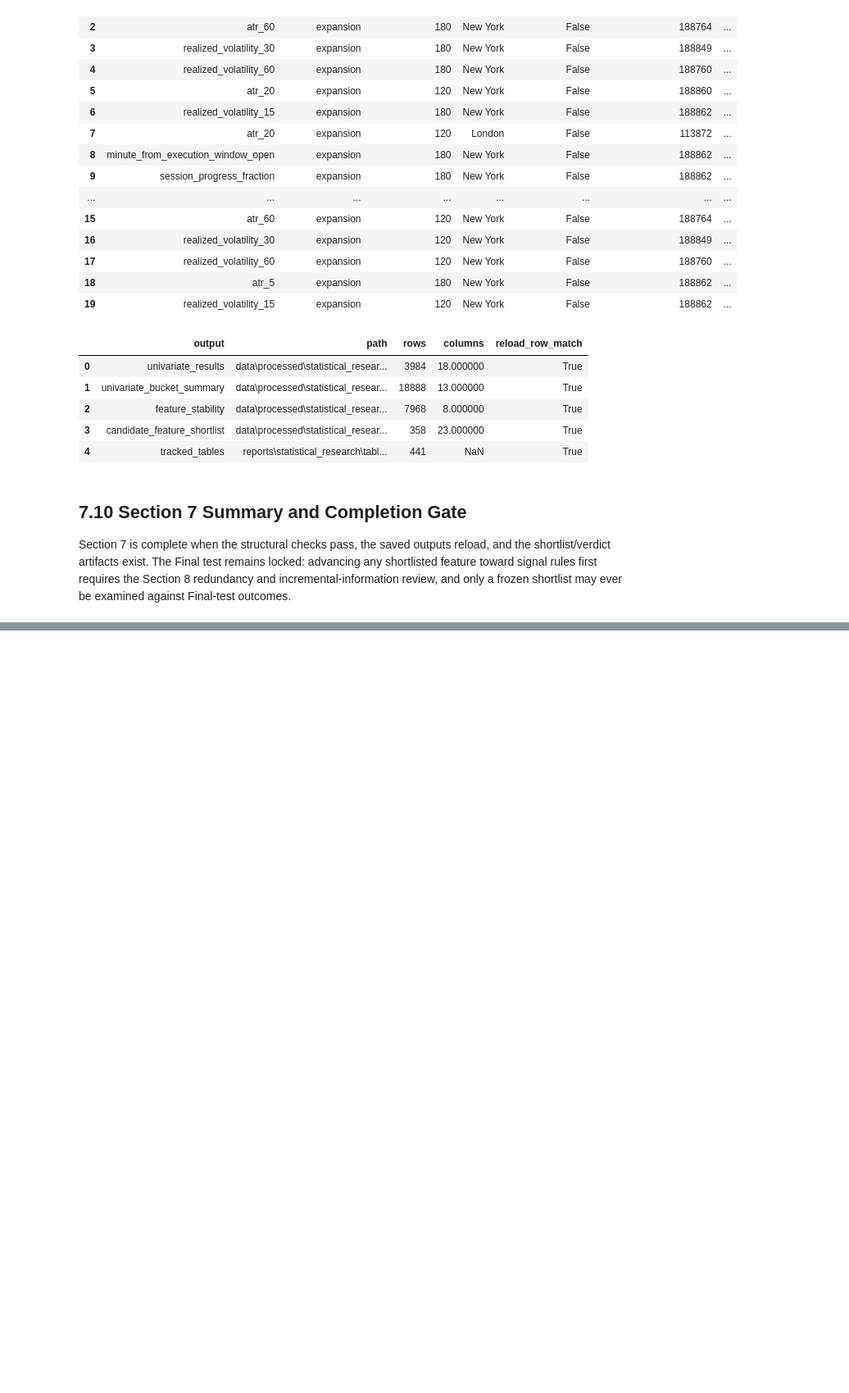
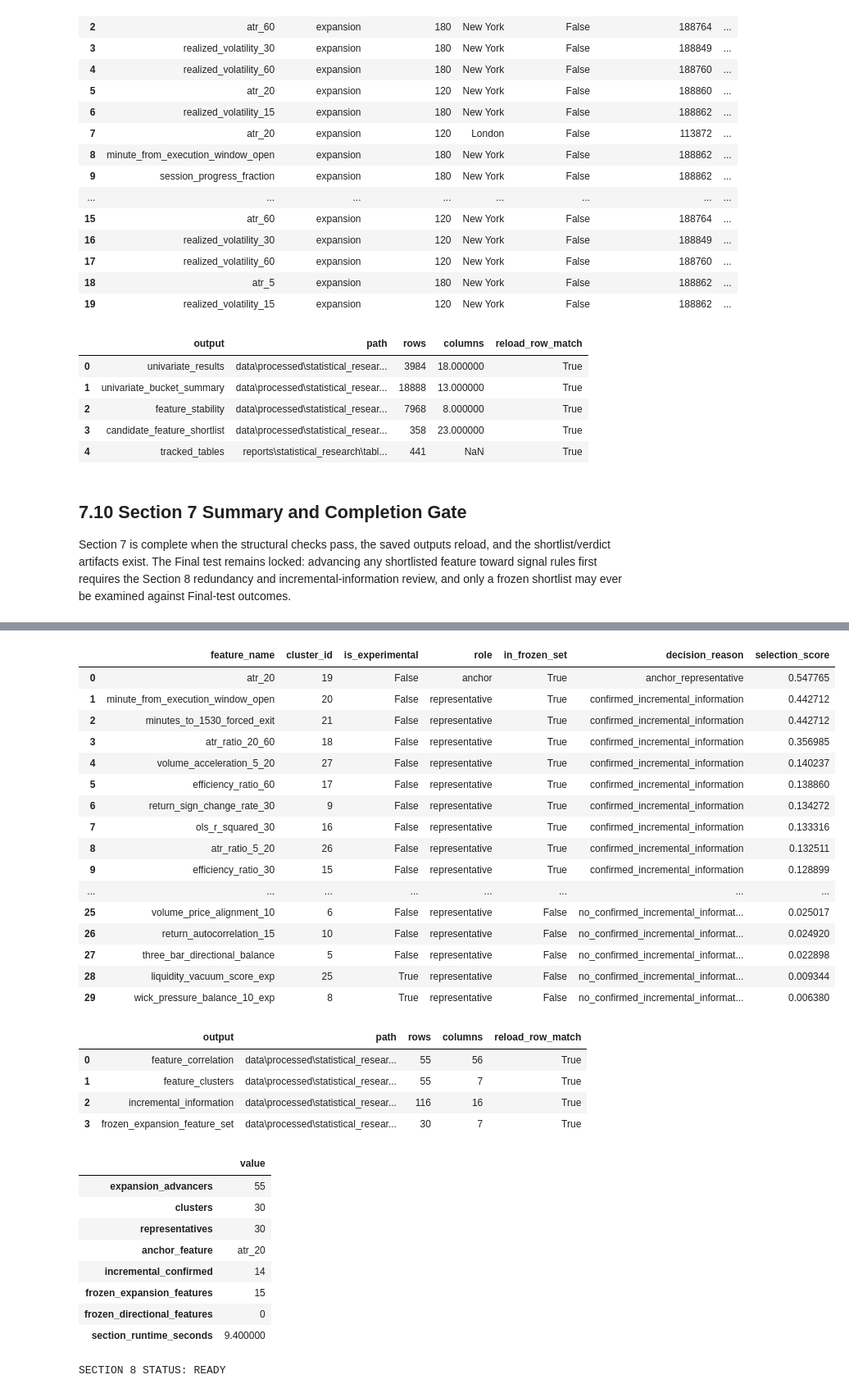
Before and after one commit to Abond1234/GC-1m-OHLCV-QUANTITATIVE-ANALYSIS, a Jupyter notebook: notebooks/exploration/statistical_feature_research.ipynb, the cells around one changed output, grey strips where cells are left out. Shown at 82% size. Saved outputs shown, nothing was run; the diff lists cells and outputs as text; code cells hidden in the pictures; blank space fills up the shorter version.

```diff
--- a/notebooks/exploration/statistical_feature_research.ipynb
+++ b/notebooks/exploration/statistical_feature_research.ipynb
@@ -3668,0 +3722,11 @@ SECTION 7 STATUS: READY
+# %%
+section_8_timer = perf_counter()
+section_8_result = build_redundancy_analysis(
+    section_7_frame,
+    section_7_result.shortlist,
+    section_7_result.feature_verdicts,
+    feature_registry_gc,
+    section_8_config,
+)
+print(f"section 8 analysis runtime: {perf_counter() - section_8_timer:.1f}s")
+display(section_8_result.summary.to_frame())
@@ -3668,0 +3748,6 @@ SECTION 7 STATUS: READY
+# %%
+display(section_8_result.validation_checks)
+section_8_checks_passed = bool(section_8_result.validation_checks["passed"].all())
+assert section_8_checks_passed, section_8_result.validation_checks.loc[
+    ~section_8_result.validation_checks["passed"]
+].to_string()
@@ -3668,0 +3834,57 @@ SECTION 7 STATUS: READY
+# %%
+display(section_8_result.frozen_feature_set)
+section_8_save_report = save_redundancy_outputs(section_8_result, project_root=PROJECT_ROOT)
+display(section_8_save_report)
+
+section_8_ready = bool(
+    section_8_checks_passed and section_8_save_report["reload_row_match"].all()
+)
+section_8_summary = pd.Series(
+    {
+        "expansion_advancers": int(section_8_result.summary["expansion_advancers"]),
+        "clusters": int(section_8_result.summary["clusters"]),
+        "representatives": int(section_8_result.summary["representatives"]),
+        "anchor_feature": section_8_result.summary["anchor_feature"],
+        "incremental_confirmed": int(section_8_result.summary["incremental_confirmed"]),
+        "frozen_expansion_features": int(section_8_result.summary["frozen_expansion_features"]),
+        "frozen_directional_features": int(section_8_result.summary["frozen_directional_features"]),
+        "section_runtime_seconds": round(perf_counter() - SECTION_8_STARTED, 1),
+    },
+    name="value",
+)
+display(section_8_summary.to_frame())
+assert section_8_ready
+print("SECTION 8 STATUS: READY" if section_8_ready else "SECTION 8 STATUS: NOT READY")
+# %% [output]
+|  | feature_name | cluster_id | is_experimental | role | in_frozen_set | decision_reason | selection_score |
+| 0 | atr_20 | 19 | False | anchor | True | anchor_representative | 0.547765 |
+| 1 | minute_from_execution_window_open | 20 | False | representative | True | confirmed_incremental_information | 0.442712 |
+| 2 | minutes_to_1530_forced_exit | 21 | False | representative | True | confirmed_incremental_information | 0.442712 |
+| 3 | atr_ratio_20_60 | 18 | False | representative | True | confirmed_incremental_information | 0.356985 |
+| 4 | volume_acceleration_5_20 | 27 | False | representative | True | confirmed_incremental_information | 0.140237 |
+| 5 | efficiency_ratio_60 | 17 | False | representative | True | confirmed_incremental_information | 0.138860 |
+| 6 | return_sign_change_rate_30 | 9 | False | representative | True | confirmed_incremental_information | 0.134272 |
+| 7 | ols_r_squared_30 | 16 | False | representative | True | confirmed_incremental_information | 0.133316 |
+| 8 | atr_ratio_5_20 | 26 | False | representative | True | confirmed_incremental_information | 0.132511 |
+| 9 | efficiency_ratio_30 | 15 | False | representative | True | confirmed_incremental_information | 0.128899 |
+| ... | ... | ... | ... | ... | ... | ... | ... |
+| 25 | volume_price_alignment_10 | 6 | False | representative | False | no_confirmed_incremental_informat... | 0.025017 |
+| 26 | return_autocorrelation_15 | 10 | False | representative | False | no_confirmed_incremental_informat... | 0.024920 |
+| 27 | three_bar_directional_balance | 5 | False | representative | False | no_confirmed_incremental_informat... | 0.022898 |
+| 28 | liquidity_vacuum_score_exp | 25 | True | representative | False | no_confirmed_incremental_informat... | 0.009344 |
+| 29 | wick_pressure_balance_10_exp | 8 | True | representative | False | no_confirmed_incremental_informat... | 0.006380 |
+|  | output | path | rows | columns | reload_row_match |
+| 0 | feature_correlation | data\processed\statistical_resear... | 55 | 56 | True |
+| 1 | feature_clusters | data\processed\statistical_resear... | 55 | 7 | True |
+| 2 | incremental_information | data\processed\statistical_resear... | 116 | 16 | True |
+| 3 | frozen_expansion_feature_set | data\processed\statistical_resear... | 30 | 7 | True |
+|  | value |
+| expansion_advancers | 55 |
+| clusters | 30 |
+| representatives | 30 |
+| anchor_feature | atr_20 |
+| incremental_confirmed | 14 |
+| frozen_expansion_features | 15 |
+| frozen_directional_features | 0 |
+| section_runtime_seconds | 9.400000 |
+SECTION 8 STATUS: READY
```
Also changed, not shown: parts of 17 cells of this notebook, 6 other files.
